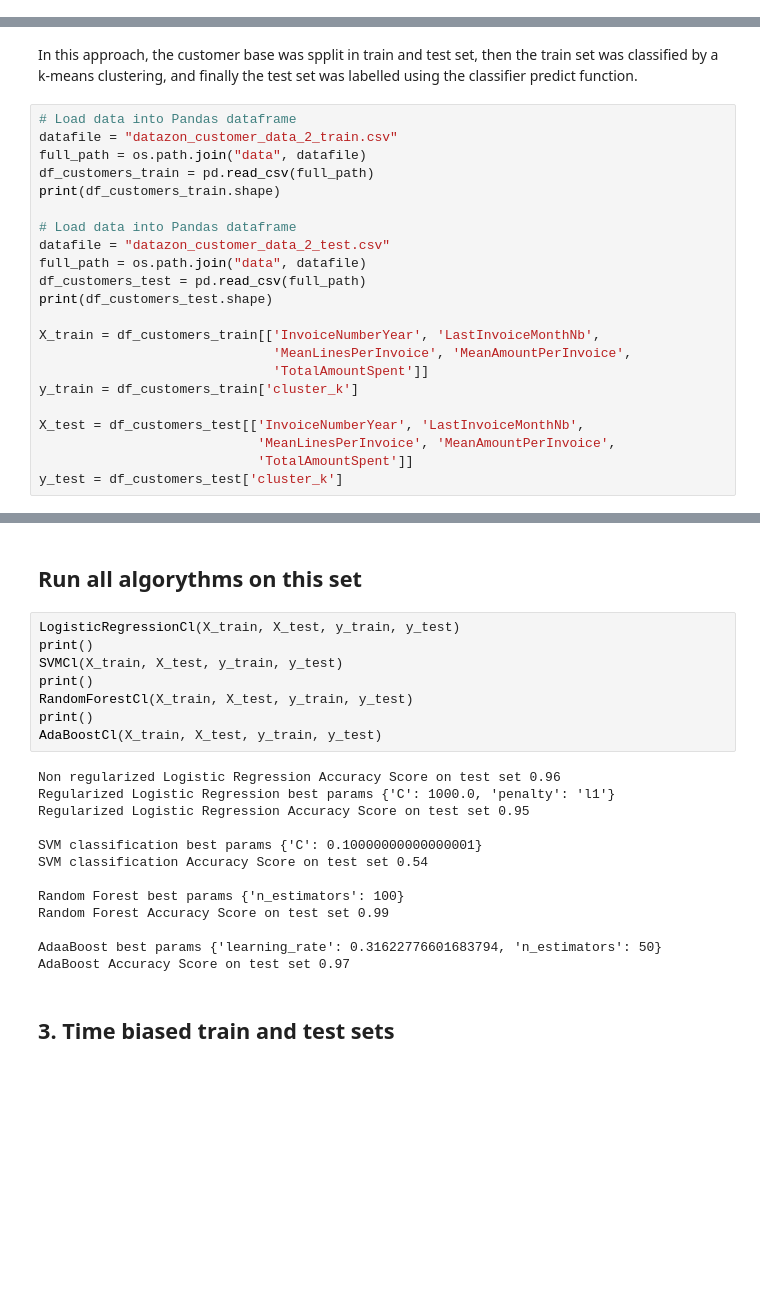
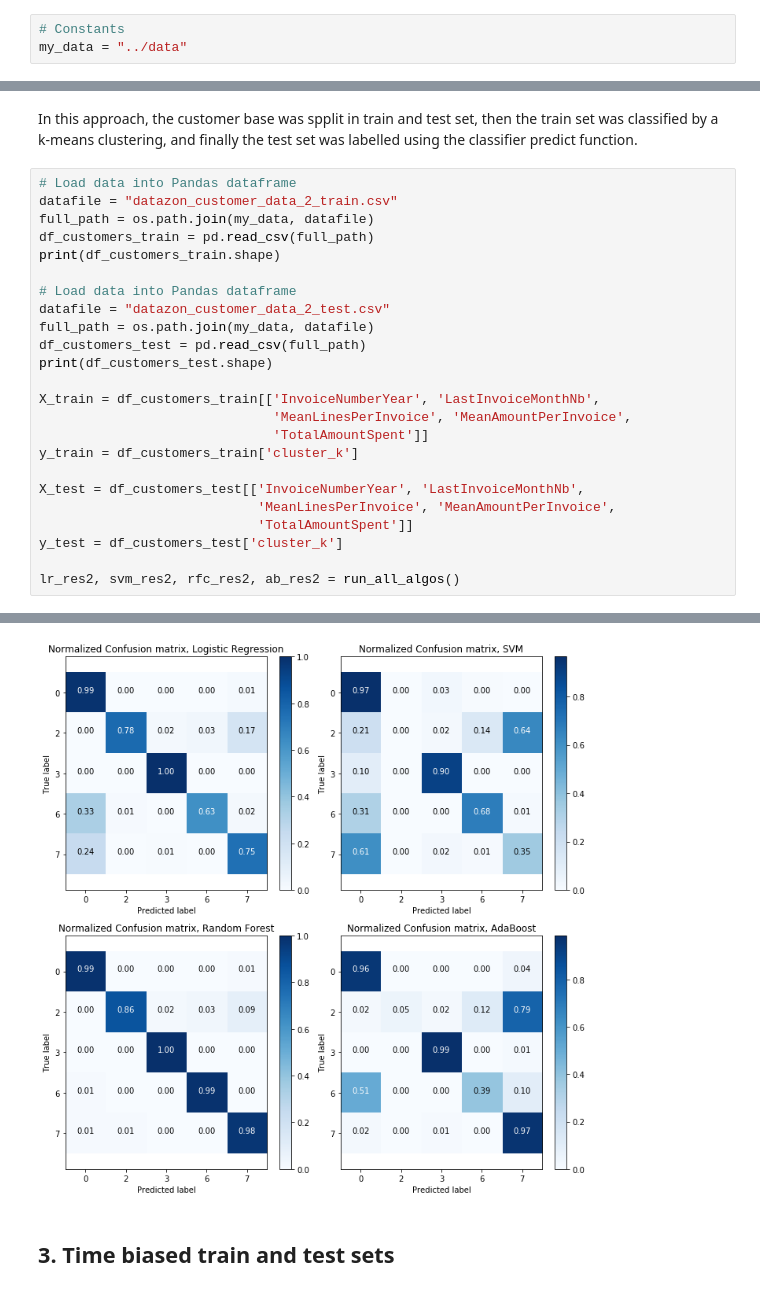
Before and after one commit to chmuths/projet_5, a Jupyter notebook: notebooks/Projet_5 Supervised clustering - 4 Methods-with imports.ipynb, the cells around one changed output, grey strips where cells are left out. Drawn from its saved outputs; the diff is of its cells as text; blank space fills up the shorter version.

```diff
--- a/notebooks/Projet_5 Supervised clustering - 4 Methods-with imports.ipynb
+++ b/notebooks/Projet_5 Supervised clustering - 4 Methods-with imports.ipynb
@@ -25,6 +27,9 @@ from sklearn.ensemble import RandomForestClassifier
 from sklearn.ensemble import AdaBoostClassifier
 
 start = time.time()
+# %%
+# Constants
+my_data = "../data"
 # %% [markdown]
 # Load data
 # %%
@@ -170,13 +272,13 @@ In this approach, the customer base was spplit in train and test set, then the t
 # %%
 # Load data into Pandas dataframe
 datafile = "datazon_customer_data_2_train.csv"
-full_path = os.path.join("data", datafile)
+full_path = os.path.join(my_data, datafile)
 df_customers_train = pd.read_csv(full_path)
 print(df_customers_train.shape)
 
 # Load data into Pandas dataframe
 datafile = "datazon_customer_data_2_test.csv"
-full_path = os.path.join("data", datafile)
+full_path = os.path.join(my_data, datafile)
 df_customers_test = pd.read_csv(full_path)
 print(df_customers_test.shape)
 
@@ -189,6 +291,8 @@ X_test = df_customers_test[['InvoiceNumberYear', 'LastInvoiceMonthNb',
                             'MeanLinesPerInvoice', 'MeanAmountPerInvoice',
                             'TotalAmountSpent']]
 y_test = df_customers_test['cluster_k']
+
+lr_res2, svm_res2, rfc_res2, ab_res2 = run_all_algos()
 # %% [output]
 (2896, 9)
 (1427, 9)
@@ -195,26 +311,4 @@ y_test = df_customers_test['cluster_k']
+[figure, added]
-# %% [markdown]
-## Run all algorythms on this set
-# %%
-LogisticRegressionCl(X_train, X_test, y_train, y_test)
-print()
-SVMCl(X_train, X_test, y_train, y_test)
-print()
-RandomForestCl(X_train, X_test, y_train, y_test)
-print()
-AdaBoostCl(X_train, X_test, y_train, y_test)
-# %% [output]
-Non regularized Logistic Regression Accuracy Score on test set 0.96
-Regularized Logistic Regression best params {'C': 1000.0, 'penalty': 'l1'}
-Regularized Logistic Regression Accuracy Score on test set 0.95
-
-SVM classification best params {'C': 0.10000000000000001}
-SVM classification Accuracy Score on test set 0.54
-
-Random Forest best params {'n_estimators': 100}
-Random Forest Accuracy Score on test set 0.99
-
-AdaaBoost best params {'learning_rate': 0.31622776601683794, 'n_estimators': 50}
-AdaBoost Accuracy Score on test set 0.97
 # %% [markdown]
 ## 3. Time biased train and test sets
 # %%
```
Also changed, not shown: parts of 21 cells of this notebook, 7 other files.
